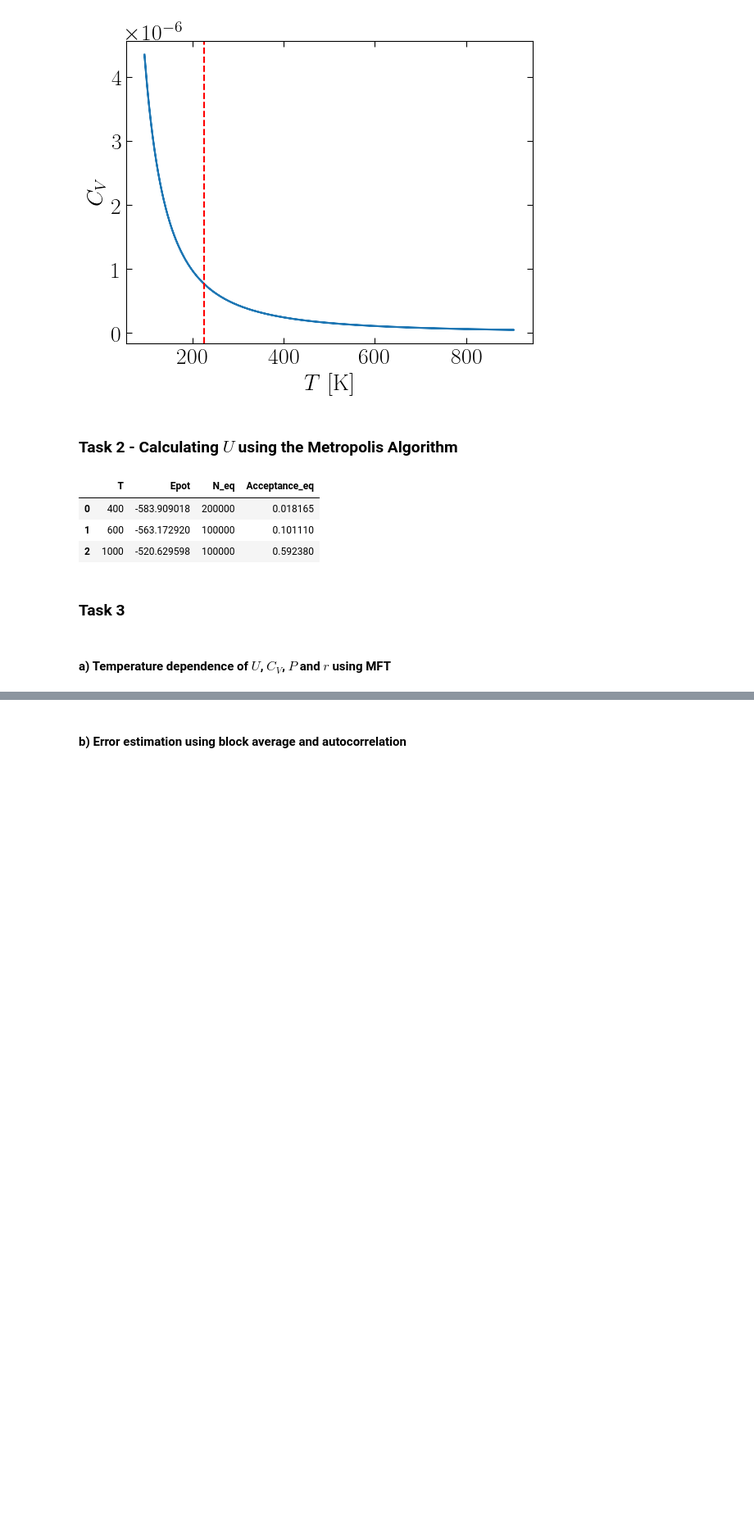
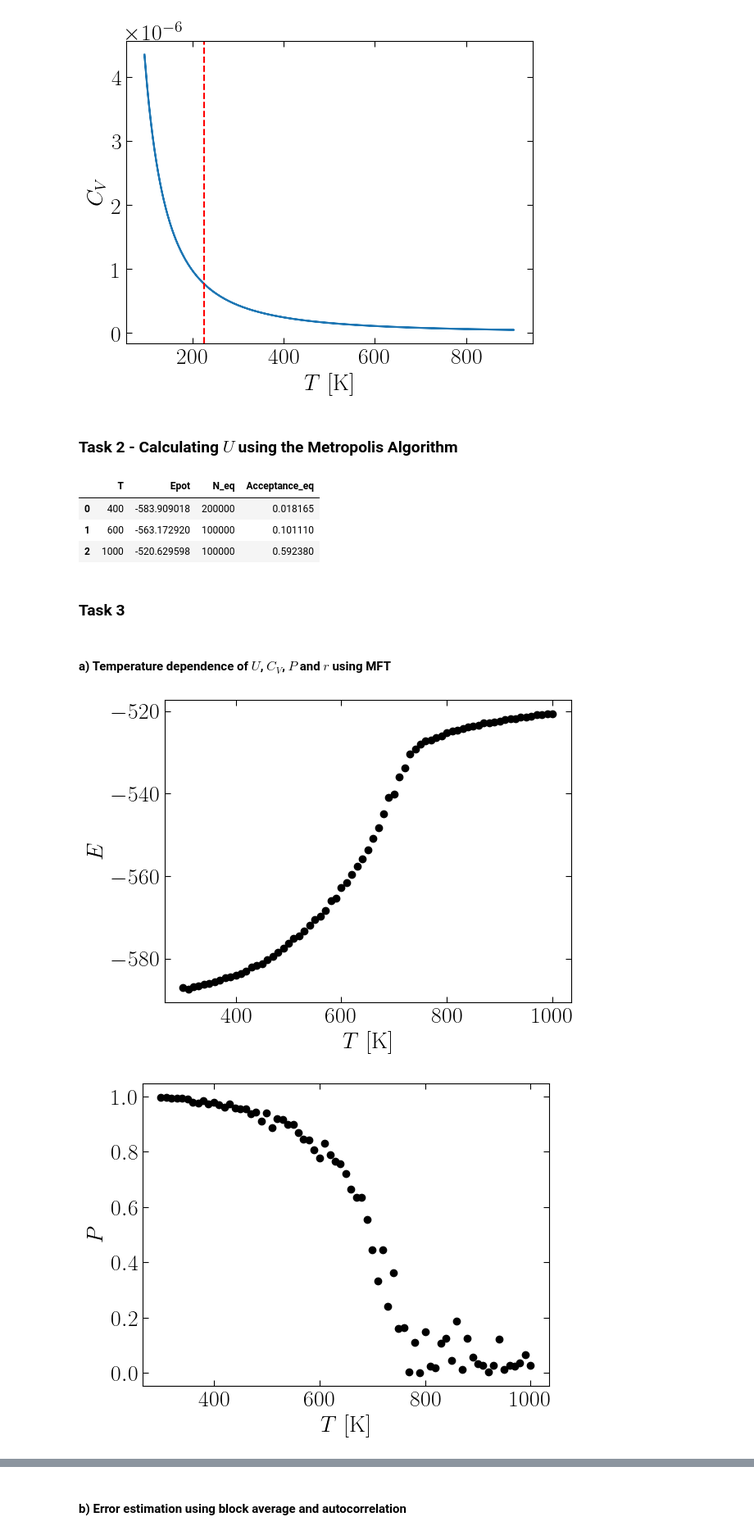
Before and after one commit to stommen/fka122-homeworks, a Jupyter notebook: H2/analyzer.ipynb, the cells around one changed output, grey strips where cells are left out. Shown at 82% size. Cells and saved outputs as stored; diff of their text form; code cells hidden in the pictures; blank space fills up the shorter version.

Commit message:
cookilimuk task 3

```diff
--- a/H2/analyzer.ipynb
+++ b/H2/analyzer.ipynb
@@ -27,7 +27,7 @@ plt.rcParams['ytick.right'] = True
 k_B = K.Boltzmann
 e = K.elementary_charge
 k_B /= e
-n_atoms = 256
+n_atoms = 2000
 
 # Functions
 def read_data(task, T, its_eq=0, its=0):
@@ -142,3 +142,38 @@ display(df)
 ### Task 3
 # %% [markdown]
 #### a) Temperature dependence of $U$, $C_V$, $P$ and $r$ using MFT
+# %%
+
+data_U = np.genfromtxt('data/task_3/U.csv', delimiter=',', dtype=np.float64)
+T = data_U[1:, 0]
+E = data_U[1:, 1]
+
+plt.figure()
+plt.plot(T, E, 'ko')
+plt.xlabel('$T$ [K]')
+plt.ylabel('$E$')
+plt.show()
+
+data_P = np.genfromtxt('data/task_3/P.csv', delimiter=',', dtype=np.float64)
+T = data_P[1:, 0]
+N_Cu_A = data_P[1:, 1]
+P = 2 * N_Cu_A / (n_atoms / 2) - 1
+
+plt.figure()
+plt.plot(T, abs(P), 'ko')
+plt.xlabel('$T$ [K]')
+plt.ylabel('$P$')
+plt.show()
+
+E_diff = np.diff(E)
+T_diff = np.diff(T)
+C_V = E_diff / T_diff
+
+plt.figure()
+plt.plot(T[1:], C_V, 'ko')
+plt.xlabel('$T$ [K]')
+plt.ylabel('$C_V$')
+plt.show()
+# %% [output]
+[figure, added]
+[figure, added]
```
Also changed, not shown: parts of 1 cell of this notebook, 3 other files.
